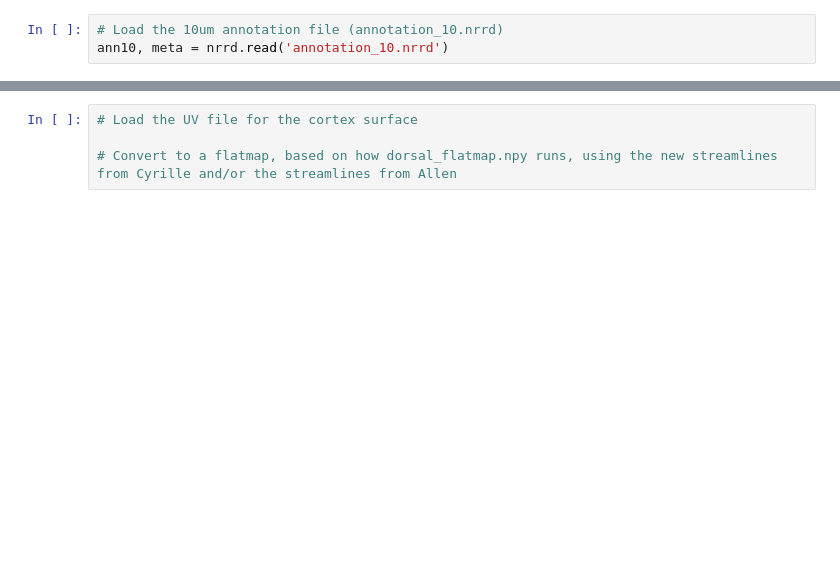
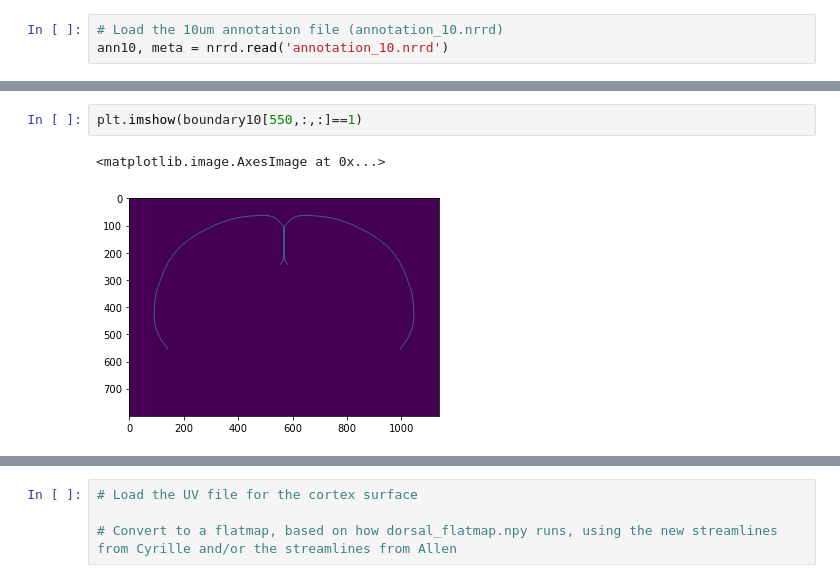
Before and after one commit to int-brain-lab/atlas, a Jupyter notebook: scripts/test_cortexmodel2flatmap.ipynb, the cells around one changed output, grey strips where cells are left out. Cells and saved outputs as stored; diff of their text form; blank space fills up the shorter version.

```diff
--- a/scripts/test_cortexmodel2flatmap.ipynb
+++ b/scripts/test_cortexmodel2flatmap.ipynb
@@ -63,0 +50,5 @@ print(cortexMesh.vectors[0][1])
+# %%
+plt.imshow(boundary10[550,:,:]==1)
+# %% [output]
+<matplotlib.image.AxesImage at 0x...>
+[figure, added]
```
Also changed, not shown: parts of 16 cells of this notebook, 3 other files.
